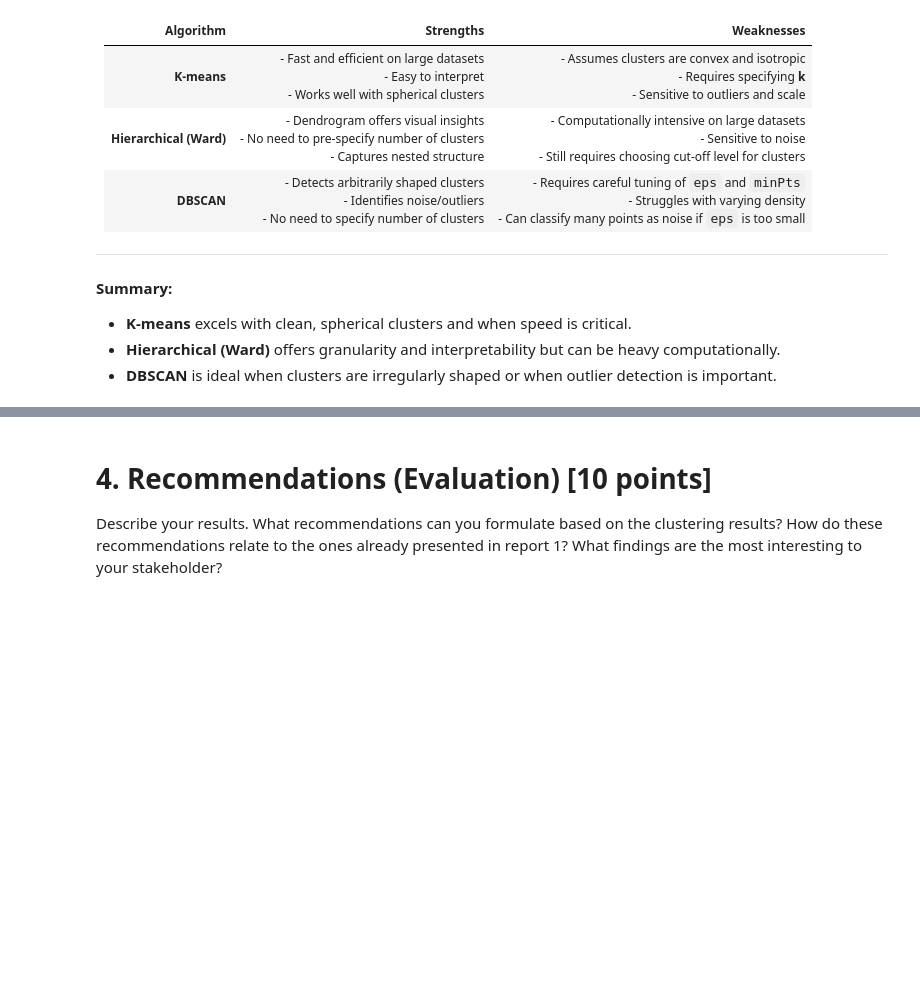
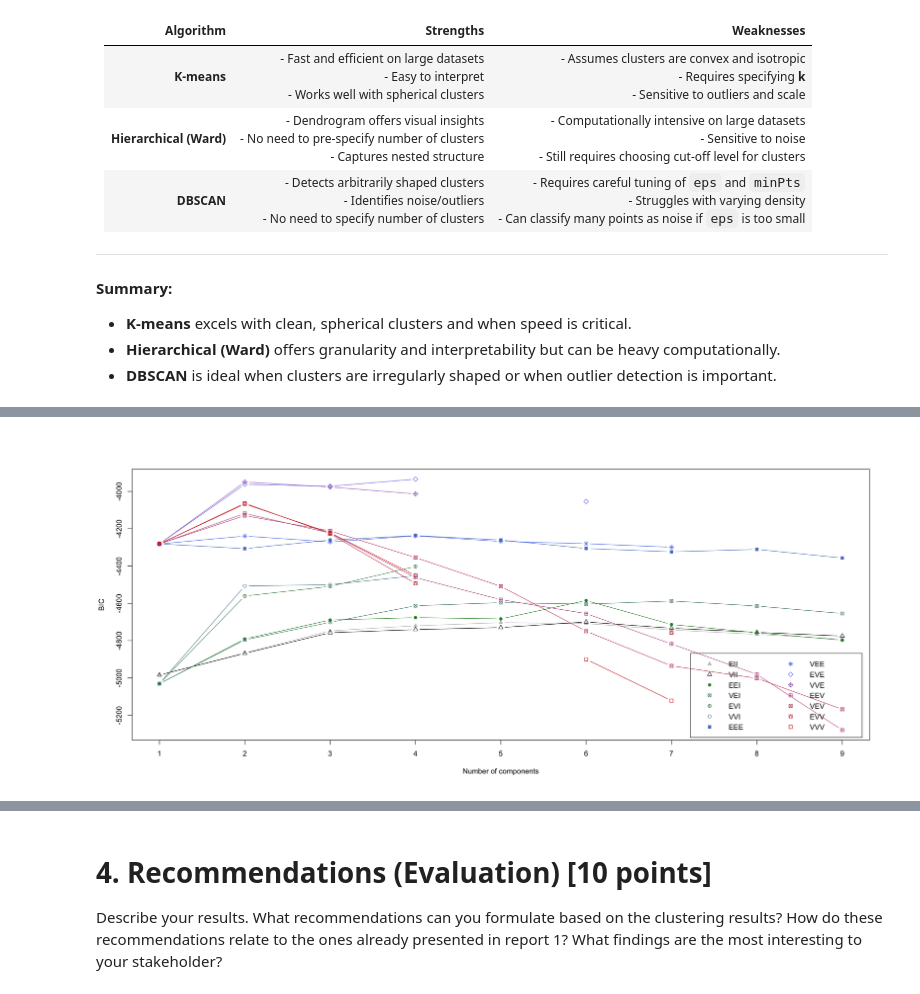
Before and after one commit to Juan-Carlos-D/DM-Team, a Jupyter notebook: Project 2/Rough Drafts/RD 1.ipynb, the cells around one changed output, grey strips where cells are left out. Saved outputs shown, nothing was run; the diff lists cells and outputs as text; code cells hidden in the pictures; blank space fills up the shorter version.

```diff
--- a/Project 2/Rough Drafts/RD 1.ipynb
+++ b/Project 2/Rough Drafts/RD 1.ipynb
@@ -1651,0 +1981,5 @@ Adjusted Rand Index (DBSCAN vs Ward): 0.059
+# %%
+# Plot model using BIC
+plot(gmm_model, what = "BIC")
+# %% [output]
+[figure, added]
```
Also changed, not shown: parts of 22 cells of this notebook.
